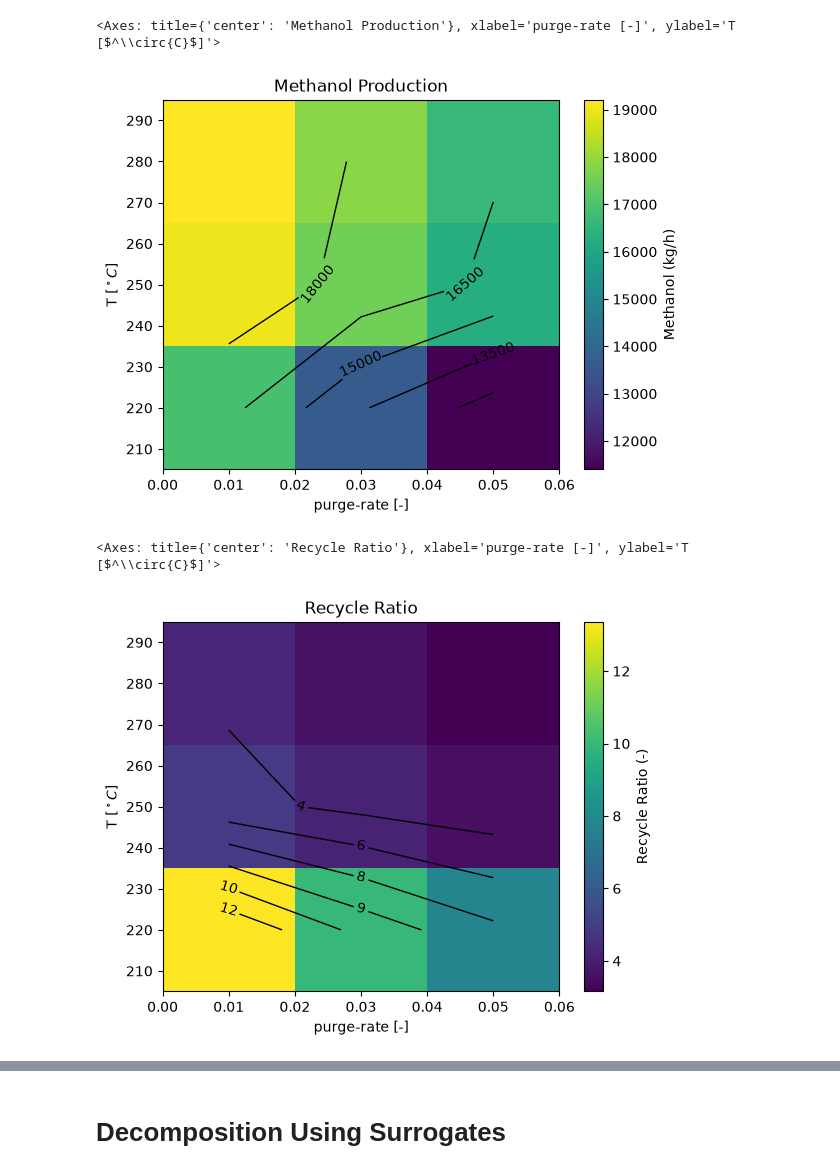
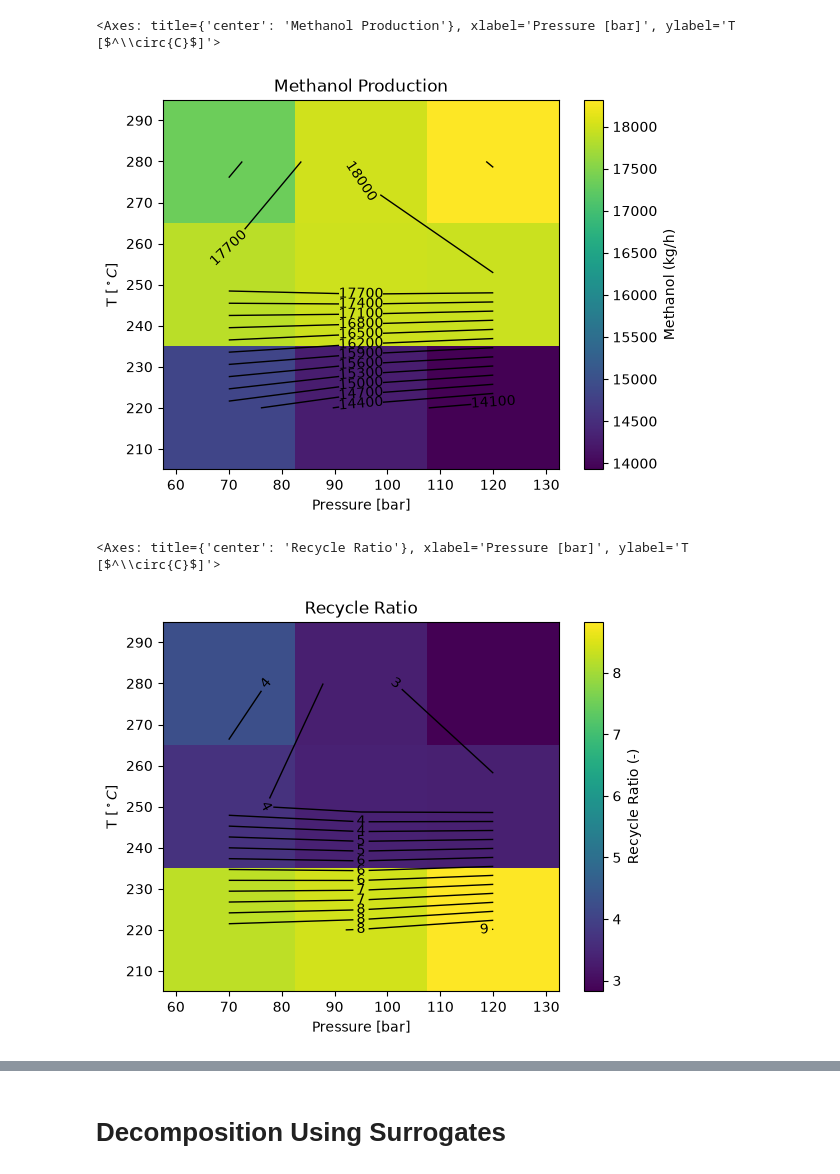
Before and after one commit to Kai360-dot/HYSYS_MeOH, a Jupyter notebook: surrogate_decomposition.ipynb, the cells around one changed output, grey strips where cells are left out. Saved outputs shown, nothing was run; the diff lists cells and outputs as text; code cells hidden in the pictures.

Commit message:
WIP: HeatMap evaluation as Function of Temperature and Pressure on KPIs relevant to the constraints

```diff
--- a/surrogate_decomposition.ipynb
+++ b/surrogate_decomposition.ipynb
@@ -14,8 +14,11 @@ from hysys_methanol import cache_objects, run_point
 # %%
 # KNOBS
 SMOKE_TEST = True
-TEMP_BOUNDS = np.array([220, 280])
-PURGE_RATE_BOUNDS = np.array([0.01, 0.05])
+TEMP_BOUNDS = np.array([220, 280]) # Celsius
+PRESSURE_BOUNDS = np.array([70, 120]) # bar
+RATIO = 3.0 # molar ratio of H2 to CO2
+VOLUME = 35 # m3
+PURGE_RATE = 0.03
 # %%
 # Setup
 CASE = r"C:\Users\kr326\Documents\Andrea_Files_MeOH_Aspen\TestAspenFile\methanol.hsc"
@@ -52,21 +55,23 @@ Objects cached OK:
 # %%
-def T_purge_sweep():
-    PRESSURE = 90 # bar
-    RATIO = 3.0 # H2 to CO2
-    VOLUME = 19 # m3
+def P_T_sweep():
+    """Sweep Across Pressure and Temperature of the reactor."""
     results = []
-    all_temp = np.linspace(TEMP_BOUNDS[0], TEMP_BOUNDS[1], 20 if not SMOKE_TEST else 3) # [C]
-    all_purge = np.linspace(PURGE_RATE_BOUNDS[0], PURGE_RATE_BOUNDS[1], 5 if not SMOKE_TEST else 3) # [-]
+    all_pressures = np.linspace(PRESSURE_BOUNDS[0], PRESSURE_BOUNDS[1], 30 if not SMOKE_TEST else 3) # [-]
+    all_temperatures = np.linspace(TEMP_BOUNDS[0], TEMP_BOUNDS[1], 30 if not SMOKE_TEST else 3) # [C]
 
-    for T, prg in itertools.product(all_temp, all_purge):
-        print("processing", "T", T, "Purge", prg)
-        point = dict(temperature=(T, "C"), purge_rate=(prg), pressure=(PRESSURE, "bar"), ratio=(RATIO), volume=(VOLUME, "m3"))
+    for P, T in itertools.product(all_pressures, all_temperatures):
+        print(f"Processing P={P} bar, T={T} C")
+        point = dict(pressure=(P, "bar"),
+                     temperature=(T, "C"),
+                     volume=(VOLUME, "m3"),
+                     purge_rate=(PURGE_RATE),
+                     ratio=(RATIO))
         try:
             results.append(run_point(objects, **point))
         except Exception as e:
-            results.append(dict(temperature_set=T, purge_rate_set=prg, converged=False, error=str(e)))
+            results.append(dict(temperature_set=T, pressure_set=P, converged=False, error=str(e)))
 
     return results
 
-results = T_purge_sweep()
+results = P_T_sweep()
 # %% [output]
@@ -87,17 +98,23 @@ if not df["converged"].all():
 # %%
-def heatmap(df, value, label, *, x="purge_rate_set", y="temperature_set", levels=6, cmap="viridis", ax=None, title=None):
+def heatmap(df, value, label, *,
+            x="pressure_bar", y="temperature_C",
+            levels=16, cmap="viridis", ax=None, title=None):
     """Heatmap of value over (x, y); non-converged cells in grey."""
+
+    # Assert Data Validity
+    if not df["converged"].all():
+        print("Warning: Not all points converged")
+
     _df = df.copy()
     _df["value_plot"] = _df[value].where(_df["converged"])
     grid = _df.pivot(index=y, columns=x, values="value_plot")
     if ax is None:
         _, ax = plt.subplots(1, 1)
     cmap = plt.get_cmap(cmap).copy()
-    cmap.set_bad("0.85")
     mesh = ax.pcolormesh(grid.columns, grid.index, grid.values, cmap=cmap, shading="nearest")
     cs = ax.contour(grid.columns, grid.index, grid.values, levels=levels, colors="black", linewidths=1)
     ax.clabel(cs, fmt="%.0f")
-    ax.set_xlabel("purge-rate [-]")
+    ax.set_xlabel("Pressure [bar]")
     ax.set_ylabel("T [$^\\circ{C}$]")
     ax.set_title(title)
     ax.figure.colorbar(mesh, ax=ax, label=label)
@@ -105,13 +122,13 @@ def heatmap(df, value, label, *, x="purge_rate_set", y="temperature_set", levels
     return ax
 # %%
 df = pd.DataFrame(results)
-heatmap(df, "methanol_kg_h", "Methanol (kg/h)", title="Methanol Production")
+heatmap(df, "methanol_kg_h", "Methanol (kg/h)", title="Methanol Production", levels=15)
 # %% [output]
-<Axes: title={'center': 'Methanol Production'}, xlabel='purge-rate [-]', ylabel='T [$^\\circ{C}$]'>
+<Axes: title={'center': 'Methanol Production'}, xlabel='Pressure [bar]', ylabel='T [$^\\circ{C}$]'>
-[figure, old version]
+[figure, new version]
 # %%
 heatmap(df, "recycle_ratio", "Recycle Ratio (-)", title="Recycle Ratio")
 # %% [output]
-<Axes: title={'center': 'Recycle Ratio'}, xlabel='purge-rate [-]', ylabel='T [$^\\circ{C}$]'>
+<Axes: title={'center': 'Recycle Ratio'}, xlabel='Pressure [bar]', ylabel='T [$^\\circ{C}$]'>
-[figure, old version]
+[figure, new version]
 # %%
```
Also changed, not shown: parts of 6 cells of this notebook.
